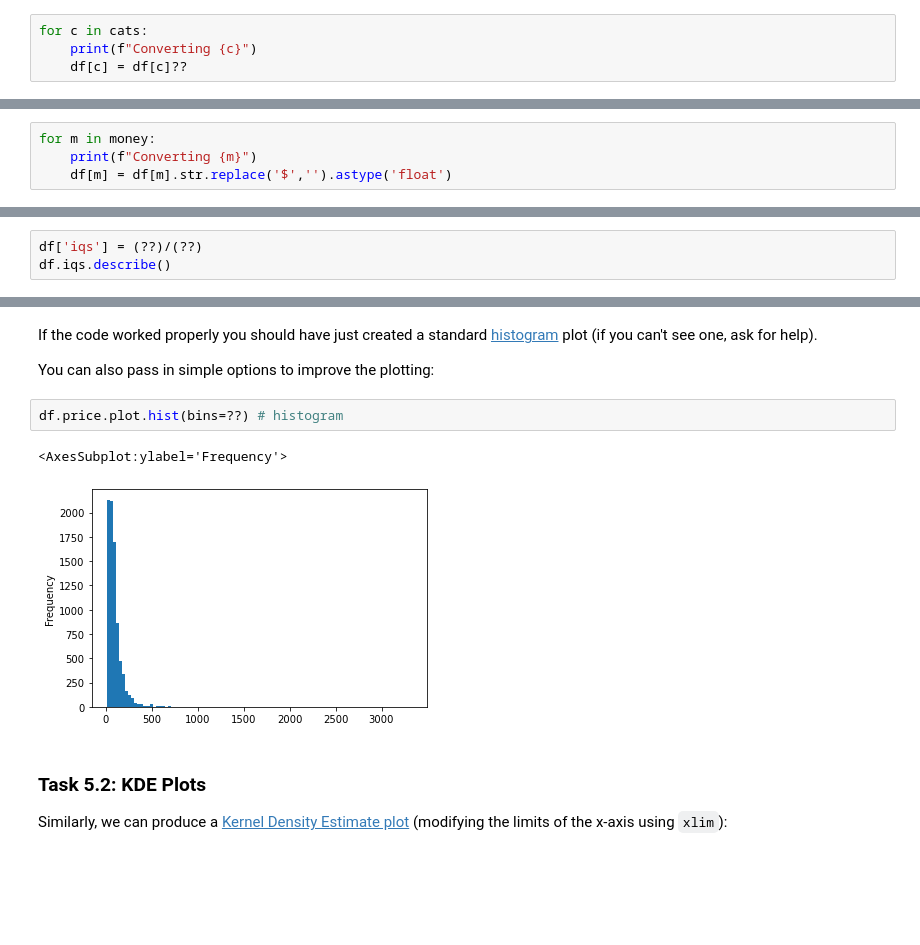
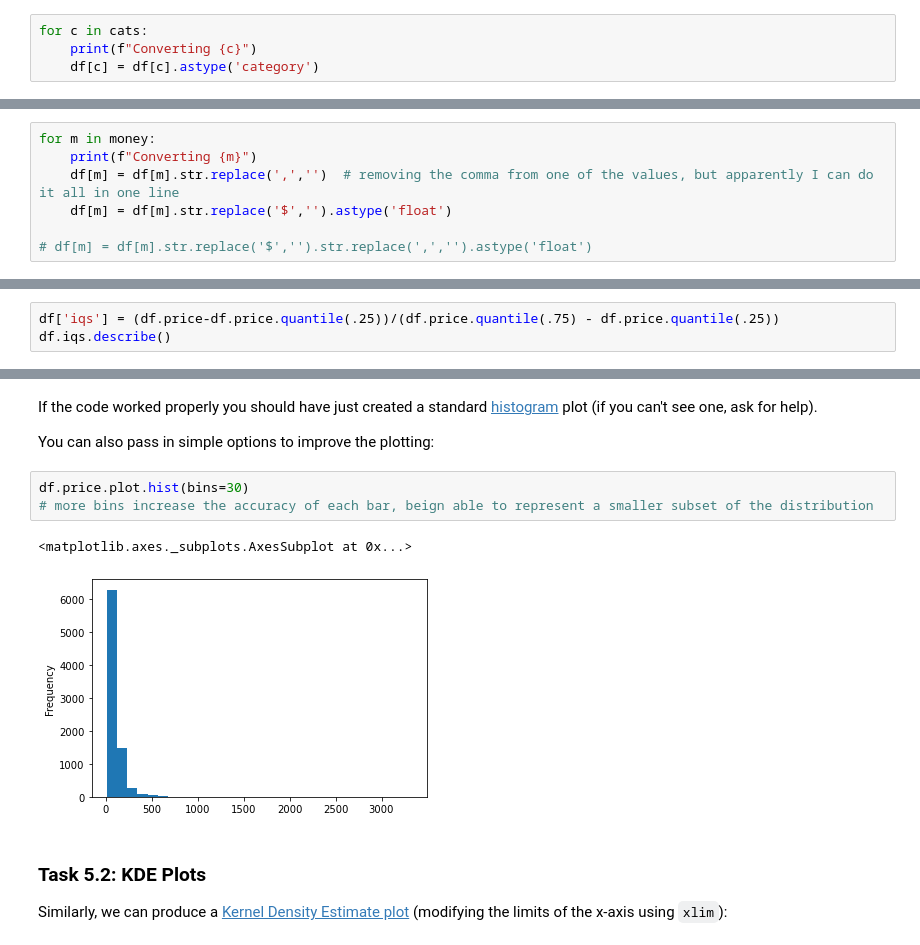
Before and after one commit to spet2094/i2p, a Jupyter notebook: practicals/Practical-05-Numeric_Data_sa.ipynb, the cells around one changed output, grey strips where cells are left out. Drawn from its saved outputs; the diff is of its cells as text; blank space fills up the shorter version.

```diff
--- a/practicals/Practical-05-Numeric_Data_sa.ipynb
+++ b/practicals/Practical-05-Numeric_Data_sa.ipynb
@@ -459,7 +524,7 @@ Name: room_type, dtype: int64
 # %%
 for c in cats:
     print(f"Converting {c}")
-    df[c] = df[c]??
+    df[c] = df[c].astype('category')
 # %% [output]
 Converting property_type
 Converting room_type
@@ -495,6 +560,9 @@ df.sample(5, random_state=42)[money]
 # %%
 for m in money:
     print(f"Converting {m}")
+    df[m] = df[m].str.replace(',','')  # removing the comma from one of the values, but apparently I can do it all in one line
     df[m] = df[m].str.replace('$','').astype('float')
+
+# df[m] = df[m].str.replace('$','').str.replace(',','').astype('float')
 # %% [output]
 Converting price
@@ -730,6 +799,3 @@ min     -7.504521e-01
 75%      1.792817e-01
 max      2.776139e+01
 Name: z, dtype: float64
-# %%
-df['iqs'] = (??)/(??)
-df.iqs.describe()
@@ -745,0 +802,3 @@ Name: iqs, dtype: float64
+# %%
+df['iqs'] = (df.price-df.price.quantile(.25))/(df.price.quantile(.75) - df.price.quantile(.25))
+df.iqs.describe()
@@ -800,11 +869,12 @@ df.price.plot.hist() # histogram
 If the code worked properly you should have just created a standard [histogram](http://pandas.pydata.org/pandas-docs/stable/generated/pandas.Series.plot.hist.html#pandas.Series.plot.hist) plot (if you can't see one, ask for help).
 
 You can also pass in simple options to improve the plotting:
-# %%
-df.price.plot.hist(bins=??) # histogram
-# %% [output]
-<AxesSubplot:ylabel='Frequency'>
-[figure, removed]
+# %%
+df.price.plot.hist(bins=30)
+# more bins increase the accuracy of each bar, beign able to represent a smaller subset of the distribution
+# %% [output]
+<matplotlib.axes._subplots.AxesSubplot at 0x...>
+[figure, added]
 # %% [markdown]
 ### Task 5.2: KDE Plots
 
```
Also changed, not shown: parts of 45 cells of this notebook, 35 other files.
